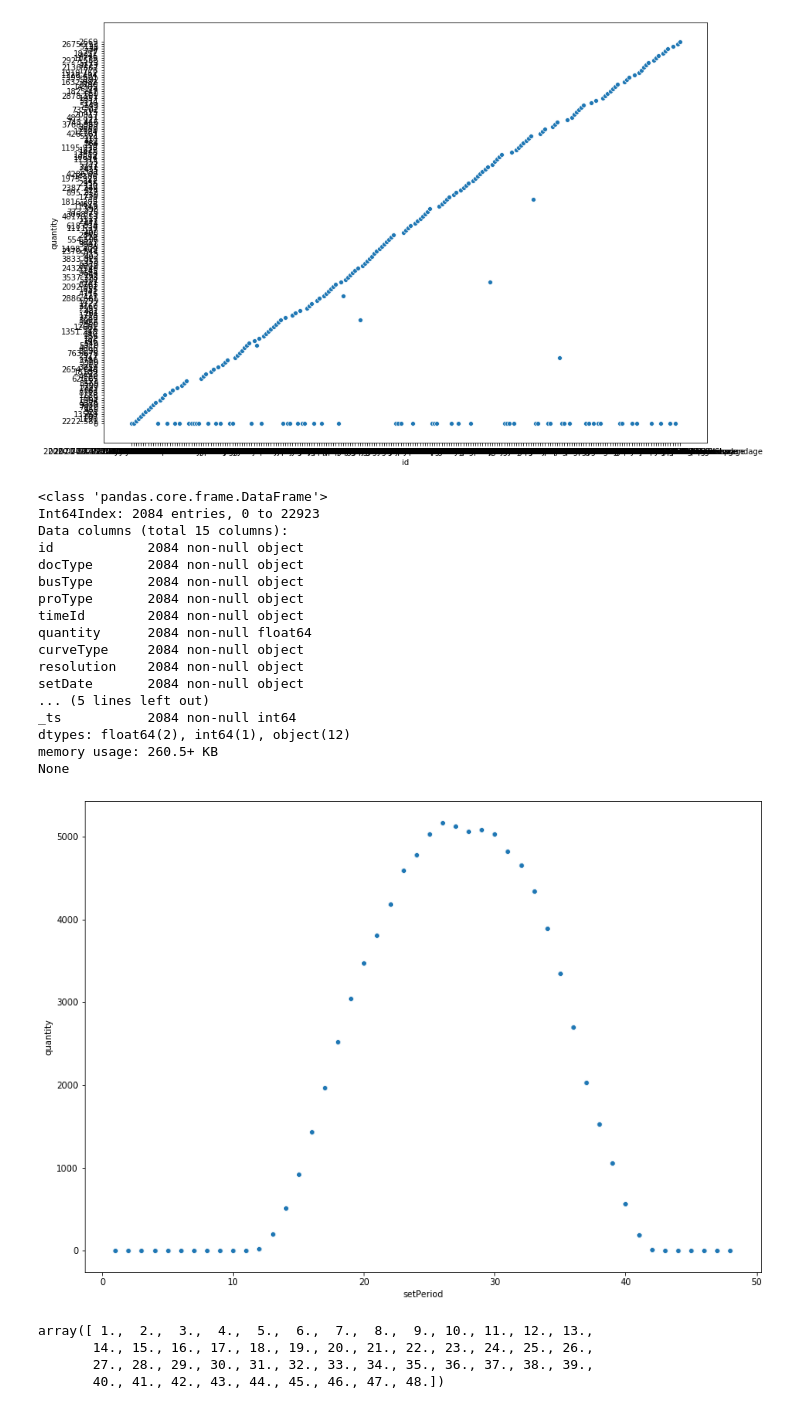
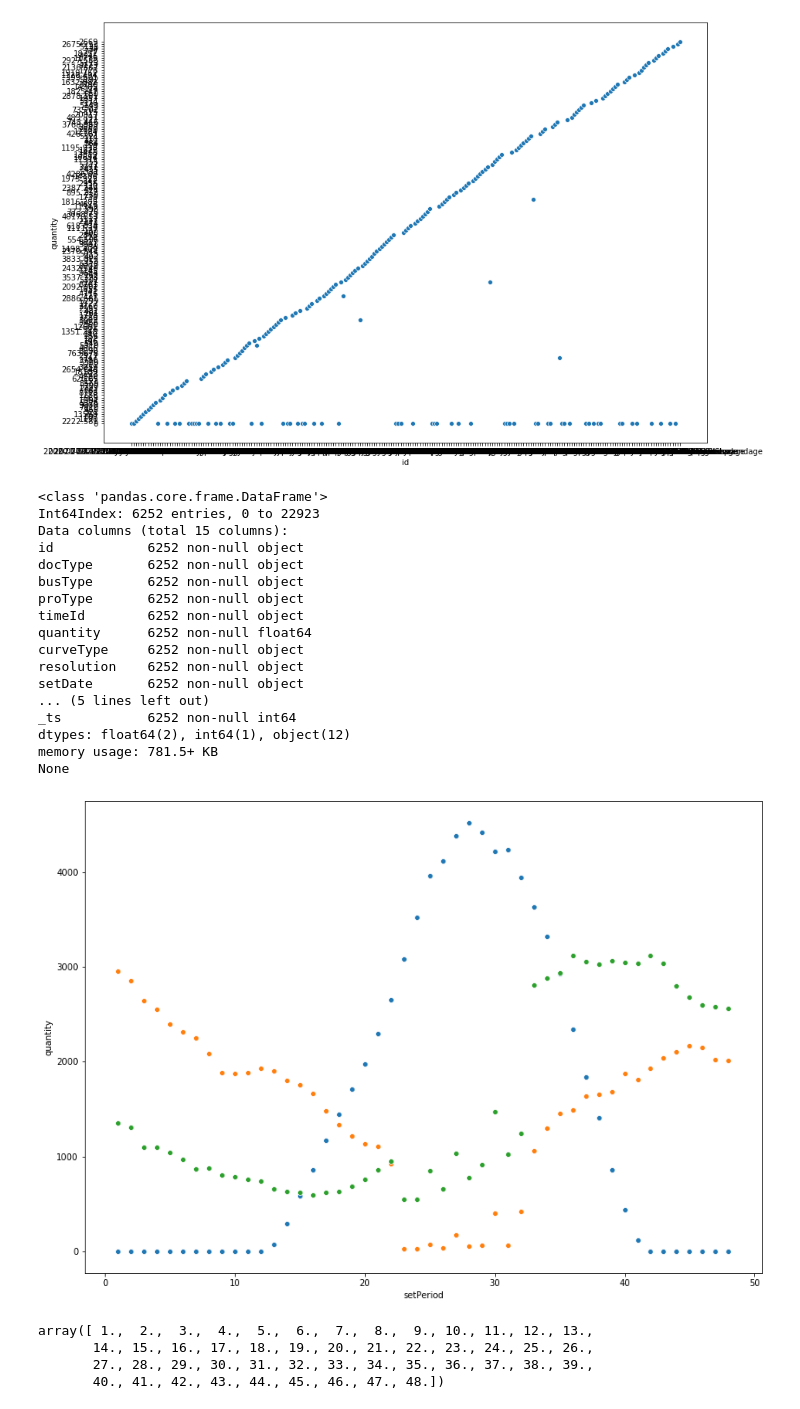
Before and after one commit to PMetcalf/GensetSimulation, a Jupyter notebook: data_analytics/notebooks/1.0-pm-eda.ipynb, the cells around one changed output. Cells and saved outputs as stored; diff of their text form; code cells hidden in the pictures.

```diff
--- a/data_analytics/notebooks/1.0-pm-eda.ipynb
+++ b/data_analytics/notebooks/1.0-pm-eda.ipynb
@@ -82,44 +89,44 @@ plt.show()
 # %% [output]
 [figure]
 # %%
-# Filter for solar data
-is_solar = df_final['powType'] == 'Solar'
-
-solar_df = df_final[is_solar]
+# Filter for renewable data
+powTypes = ['Solar', 'Wind Offshore', 'Wind Onshore']
+renewable_df = df_final[df_final.powType.isin(powTypes)]
 
 print(solar_df.info())
 # %% [output]
 <class 'pandas.core.frame.DataFrame'>
-Int64Index: 2084 entries, 0 to 22923
+Int64Index: 6252 entries, 0 to 22923
 Data columns (total 15 columns):
-id            2084 non-null object
-docType       2084 non-null object
-busType       2084 non-null object
-proType       2084 non-null object
-timeId        2084 non-null object
-quantity      2084 non-null float64
-curveType     2084 non-null object
-resolution    2084 non-null object
-setDate       2084 non-null object
+id            6252 non-null object
+docType       6252 non-null object
+busType       6252 non-null object
+proType       6252 non-null object
+timeId        6252 non-null object
+quantity      6252 non-null float64
+curveType     6252 non-null object
+resolution    6252 non-null object
+setDate       6252 non-null object
 ... (5 lines left out)
-_ts           2084 non-null int64
+_ts           6252 non-null int64
 dtypes: float64(2), int64(1), object(12)
-memory usage: 260.5+ KB
+memory usage: 781.5+ KB
 None
 # %%
-# Plot solar for one day
+# Plot Renwable Generation for one day
 
 # Filter for one day
-solar_filtered_df = solar_df[solar_df['setDate'] == '2020-08-01']
+renewable_filtered_df = renewable_df[renewable_df['setDate'] == '2020-08-06']
 
 plt.figure(figsize =(14, 10))
 
 # Plot generation
-sns.scatterplot(data = solar_filtered_df, x = "setPeriod", y = "quantity")
+for pow_type, data in renewable_filtered_df.groupby('powType'):
+    sns.scatterplot(data = data, x = "setPeriod", y = "quantity")
 
 plt.show()
 # %% [output]
-[figure, old version]
+[figure, new version]
 # %%
 df_final['setPeriod'].unique()
 # %% [output]
```
Also changed, not shown: parts of 1 cell of this notebook.
